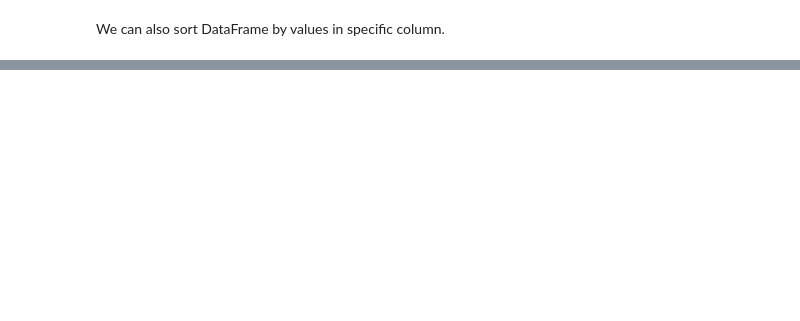
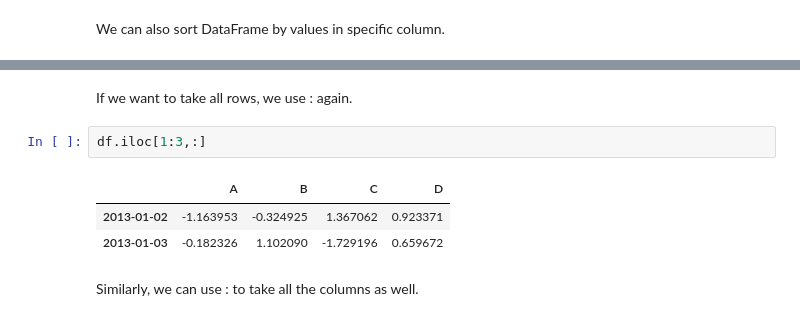
Before and after one commit to Hounder23/lighthouse-data-notes, a Jupyter notebook: Week_4/Pandas Viewing,Accessing Walkthrough - lighthouse.ipynb, the cells around one changed output, grey strips where cells are left out. Saved outputs shown, nothing was run; the diff lists cells and outputs as text; blank space fills up the shorter version.

```diff
--- a/Week_4/Pandas Viewing,Accessing Walkthrough - lighthouse.ipynb
+++ b/Week_4/Pandas Viewing,Accessing Walkthrough - lighthouse.ipynb
@@ -217,0 +326,10 @@ df.sort_values(by='B')
+# %% [markdown]
+If we want to take all rows, we use : again.
+# %%
+df.iloc[1:3,:]
+# %% [output]
+|  | A | B | C | D |
+| 2013-01-02 | -1.163953 | -0.324925 | 1.367062 | 0.923371 |
+| 2013-01-03 | -0.182326 | 1.102090 | -1.729196 | 0.659672 |
+# %% [markdown]
+Similarly, we can use : to take all the columns as well.
```
Also changed, not shown: parts of 52 cells of this notebook, 4 other files.
